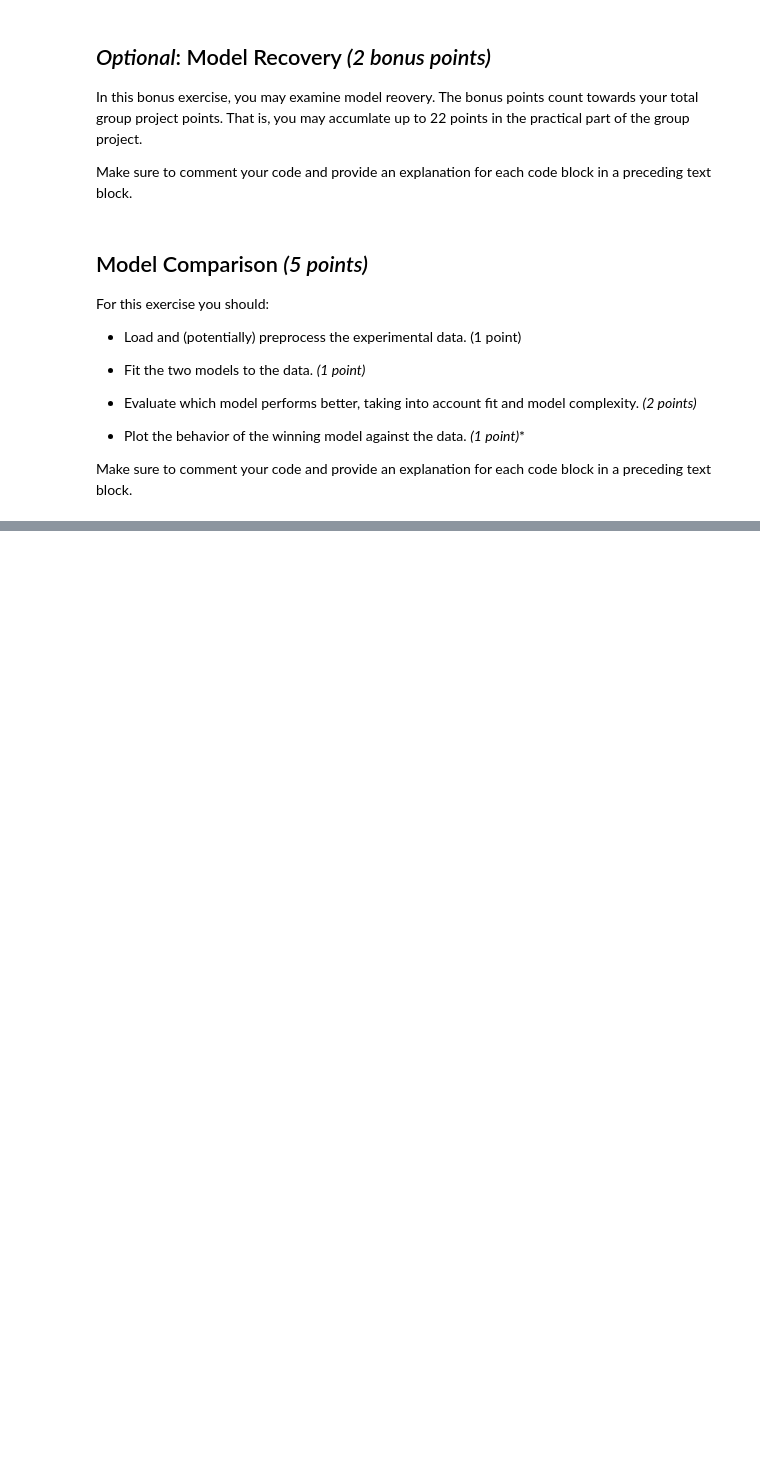
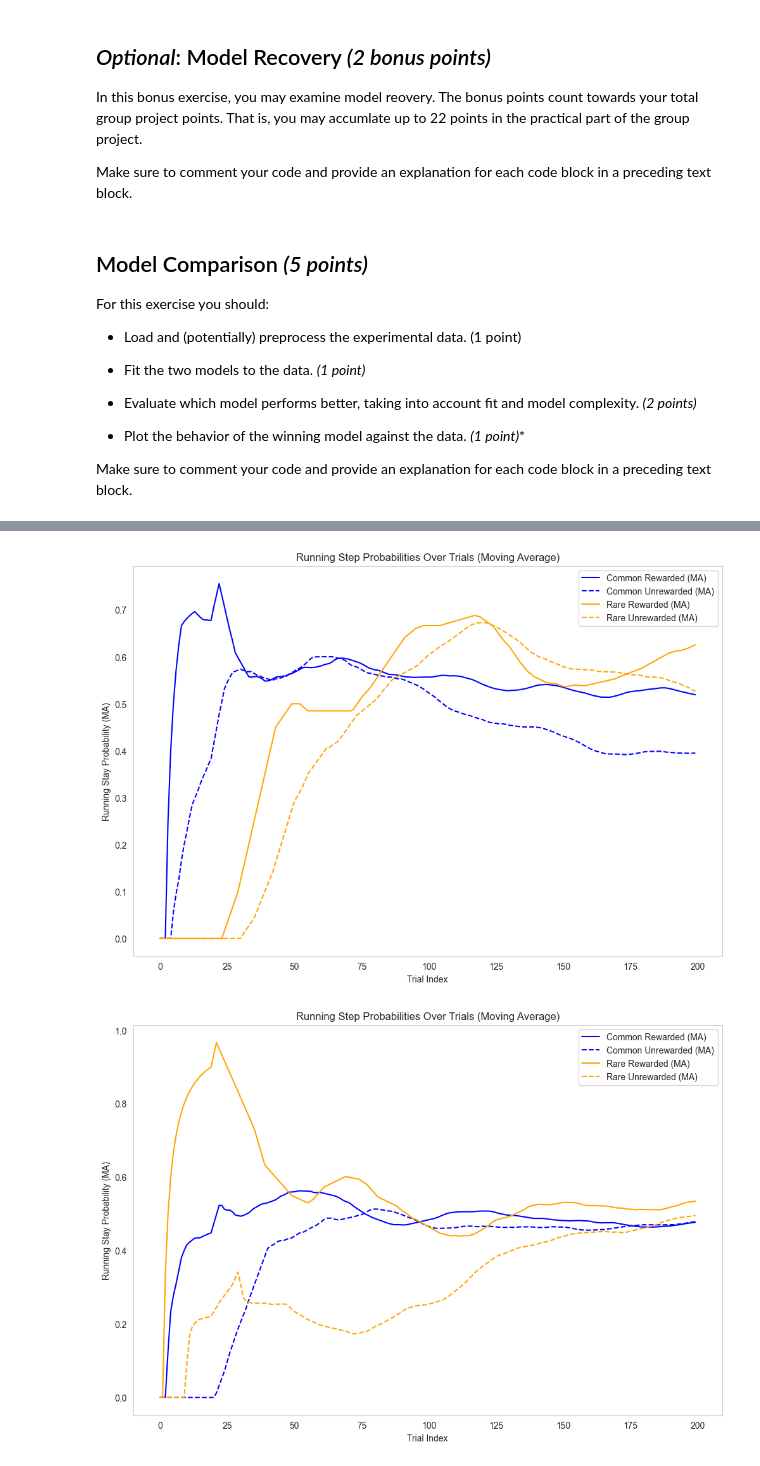
Before and after one commit to imtezcan/rl-twoStepTask, a Jupyter notebook: modeling_procedure.ipynb, the cells around one changed output, grey strips where cells are left out. Drawn from its saved outputs; the diff is of its cells as text; code cells hidden in the pictures; blank space fills up the shorter version.

```diff
--- a/modeling_procedure.ipynb
+++ b/modeling_procedure.ipynb
@@ -624,0 +613,15 @@ The model with the lowest BIC is: model_based
+# %%
+from utils import calculate_running_step_probabilities, plot_running_step_probabilities
+
+task_dfs = {'model_free': task_df_mf, 'model_based': task_df_mb, 'hybrid': task_df_hybrid}
+
+# Generate behavior from the model
+behavior = calculate_running_step_probabilities(task_dfs[model_with_lowest_bic])
+plot_running_step_probabilities(behavior, window_size=20)
+
+# Generate behavior from the human data
+human_data_probs = calculate_running_step_probabilities(human_data)
+plot_running_step_probabilities(human_data_probs, window_size=20)
+# %% [output]
+[figure, added]
+[figure, added]
```
Also changed, not shown: parts of 12 cells of this notebook, 1 other file.
